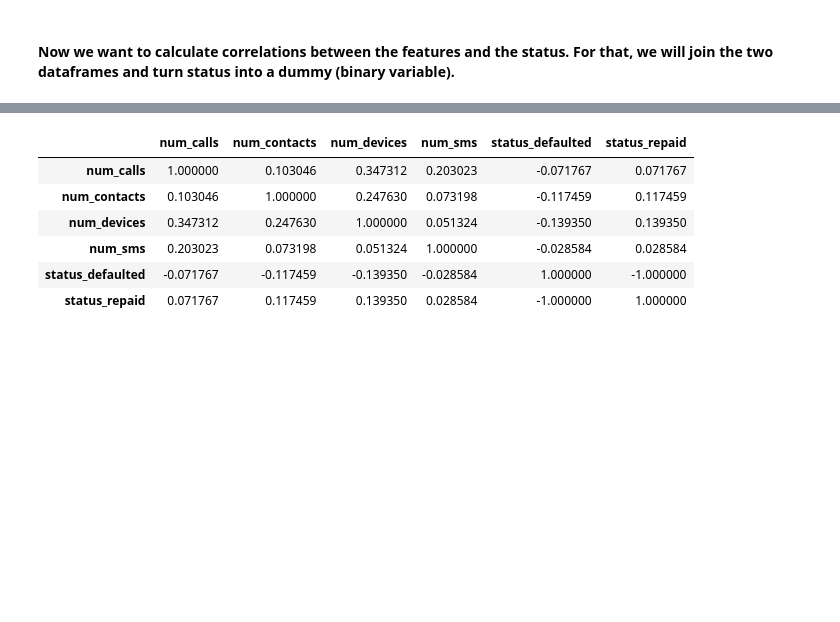
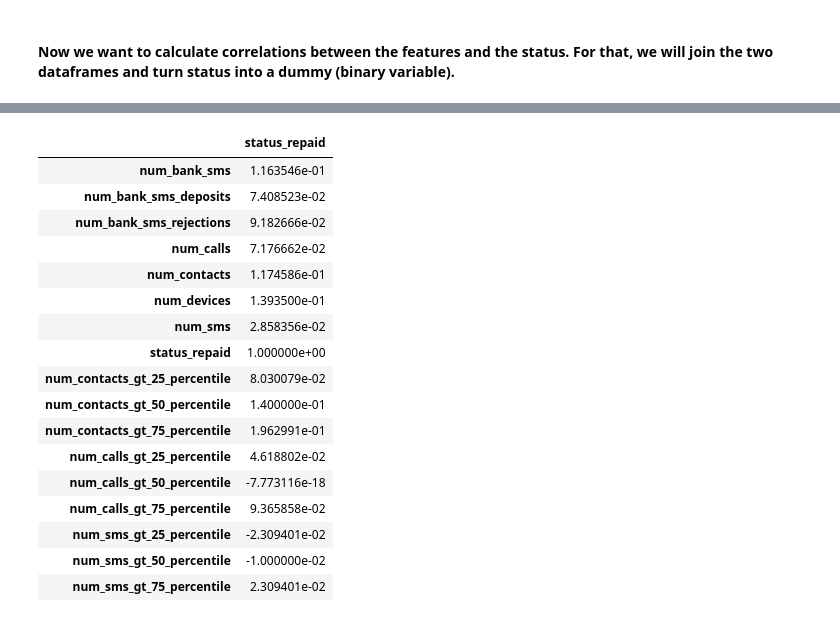
Before and after one commit to mariheida/branch-project, a Jupyter notebook: code/branch.ipynb, the cells around one changed output, grey strips where cells are left out. Drawn from its saved outputs; the diff is of its cells as text; code cells hidden in the pictures; blank space fills up the shorter version.

```diff
--- a/code/branch.ipynb
+++ b/code/branch.ipynb
@@ -197,8 +222,14 @@ user_data["num_calls"] = []
 user_data["num_contacts"] = []
 user_data["num_sms"] = []
 user_data["user_id"] = []
+user_data["num_bank_sms"] = []
+user_data["num_bank_sms_rejections"] = []
+user_data["num_bank_sms_deposits"] = []
 for user_id in range(1, NUM_USERS+1):
     user_data["user_id"].append(user_id)
     user_data["num_calls"].append(len(call_logs[user_id]))
     user_data["num_contacts"].append(len(contact_lists[user_id]))
     user_data["num_sms"].append(len(sms_logs[user_id]))
+    user_data["num_bank_sms"].append(get_num_bank_sms(user_id))
+    user_data["num_bank_sms_rejections"].append(get_num_bank_sms_rejections(user_id))
+    user_data["num_bank_sms_deposits"].append(get_num_bank_sms_deposits(user_id))
@@ -263,2 +308,3 @@ df.head()
 # %%
 df = pd.get_dummies(df, columns=["status"])
+df = df.drop(columns=['status_defaulted'])
@@ -266,0 +311,31 @@ ValueError: labels ['status'] not contained in axis
+# %%
+def is_greater_than_percentile(row, column, percentile):
+    if column == "contacts":
+        if row["num_contacts"] > percentile:
+            return 1
+        else:
+            return 0
+    elif column == "calls":
+        if row["num_calls"] > percentile:
+            return 1
+        else:
+            return 0
+    elif column == "sms":
+        if row["num_sms"] > percentile:
+            return 1
+        else:
+            return 0
+# %%
+df["num_contacts_gt_25_percentile"] = df.apply(is_greater_than_percentile, axis=1, args=("contacts", df[['num_contacts']].quantile(0.25)[0],))
+df["num_contacts_gt_50_percentile"] = df.apply(is_greater_than_percentile, axis=1, args=("contacts", df[['num_contacts']].quantile(0.5)[0],))
+df["num_contacts_gt_75_percentile"] = df.apply(is_greater_than_percentile, axis=1, args=("contacts", df[['num_contacts']].quantile(0.75)[0],))
+
+df["num_calls_gt_25_percentile"] = df.apply(is_greater_than_percentile, axis=1, args=("calls", df[['num_calls']].quantile(0.25)[0],))
+df["num_calls_gt_50_percentile"] = df.apply(is_greater_than_percentile, axis=1, args=("calls", df[['num_calls']].quantile(0.5)[0],))
+df["num_calls_gt_75_percentile"] = df.apply(is_greater_than_percentile, axis=1, args=("calls", df[['num_calls']].quantile(0.75)[0],))
+
+df["num_sms_gt_25_percentile"] = df.apply(is_greater_than_percentile, axis=1, args=("sms", df[['num_sms']].quantile(0.25)[0],))
+df["num_sms_gt_50_percentile"] = df.apply(is_greater_than_percentile, axis=1, args=("sms", df[['num_sms']].quantile(0.5)[0],))
+df["num_sms_gt_75_percentile"] = df.apply(is_greater_than_percentile, axis=1, args=("sms", df[['num_sms']].quantile(0.75)[0],))
+
+df.head()
@@ -267,10 +350,21 @@ ValueError: labels ['status'] not contained in axis
 # %%
-df.corr(method="pearson")
+df.corr(method="pearson")[['status_repaid']]
 # %% [output]
-|  | num_calls | num_contacts | num_devices | num_sms | status_defaulted | status_repaid |
-| num_calls | 1.000000 | 0.103046 | 0.347312 | 0.203023 | -0.071767 | 0.071767 |
-| num_contacts | 0.103046 | 1.000000 | 0.247630 | 0.073198 | -0.117459 | 0.117459 |
-| num_devices | 0.347312 | 0.247630 | 1.000000 | 0.051324 | -0.139350 | 0.139350 |
-| num_sms | 0.203023 | 0.073198 | 0.051324 | 1.000000 | -0.028584 | 0.028584 |
-| status_defaulted | -0.071767 | -0.117459 | -0.139350 | -0.028584 | 1.000000 | -1.000000 |
-| status_repaid | 0.071767 | 0.117459 | 0.139350 | 0.028584 | -1.000000 | 1.000000 |
+|  | status_repaid |
+| num_bank_sms | 1.163546e-01 |
+| num_bank_sms_deposits | 7.408523e-02 |
+| num_bank_sms_rejections | 9.182666e-02 |
+| num_calls | 7.176662e-02 |
+| num_contacts | 1.174586e-01 |
+| num_devices | 1.393500e-01 |
+| num_sms | 2.858356e-02 |
+| status_repaid | 1.000000e+00 |
+| num_contacts_gt_25_percentile | 8.030079e-02 |
+| num_contacts_gt_50_percentile | 1.400000e-01 |
+| num_contacts_gt_75_percentile | 1.962991e-01 |
+| num_calls_gt_25_percentile | 4.618802e-02 |
+| num_calls_gt_50_percentile | -7.773116e-18 |
+| num_calls_gt_75_percentile | 9.365858e-02 |
+| num_sms_gt_25_percentile | -2.309401e-02 |
+| num_sms_gt_50_percentile | -1.000000e-02 |
+| num_sms_gt_75_percentile | 2.309401e-02 |
```
Also changed, not shown: parts of 19 cells of this notebook.
